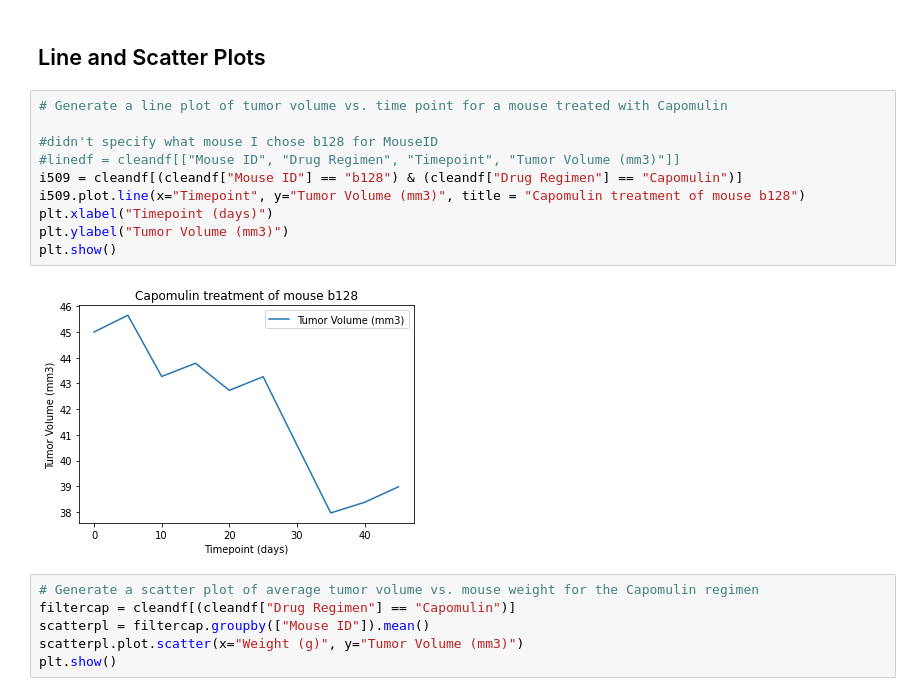
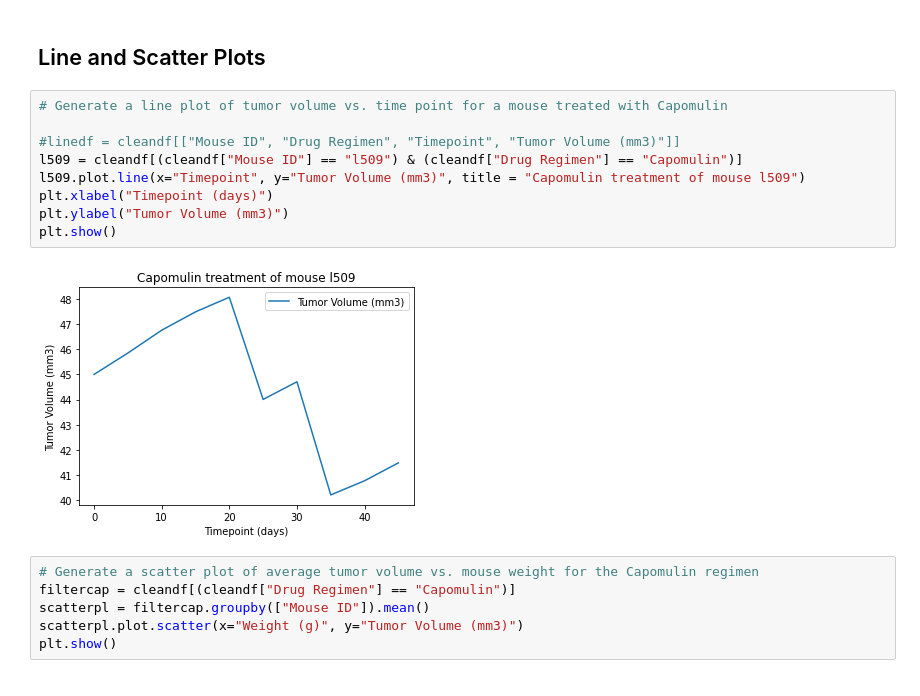
Before and after one commit to maderamel/Pymaceuticals, a Jupyter notebook: pymaceuticals.ipynb, the cells around one changed output. Drawn from its saved outputs; the diff is of its cells as text.

```diff
--- a/pymaceuticals.ipynb
+++ b/pymaceuticals.ipynb
@@ -241,15 +241,14 @@ plt.show()
 # %%
 # Generate a line plot of tumor volume vs. time point for a mouse treated with Capomulin
 
-#didn't specify what mouse I chose b128 for MouseID
 #linedf = cleandf[["Mouse ID", "Drug Regimen", "Timepoint", "Tumor Volume (mm3)"]]
-i509 = cleandf[(cleandf["Mouse ID"] == "b128") & (cleandf["Drug Regimen"] == "Capomulin")]
-i509.plot.line(x="Timepoint", y="Tumor Volume (mm3)", title = "Capomulin treatment of mouse b128")
+l509 = cleandf[(cleandf["Mouse ID"] == "l509") & (cleandf["Drug Regimen"] == "Capomulin")]
+l509.plot.line(x="Timepoint", y="Tumor Volume (mm3)", title = "Capomulin treatment of mouse l509")
 plt.xlabel("Timepoint (days)")
 plt.ylabel("Tumor Volume (mm3)")
 plt.show()
 # %% [output]
-[figure, old version]
+[figure, new version]
 # %%
 # Generate a scatter plot of average tumor volume vs. mouse weight for the Capomulin regimen
 filtercap = cleandf[(cleandf["Drug Regimen"] == "Capomulin")]
```
Also changed, not shown: parts of 1 cell of this notebook.
